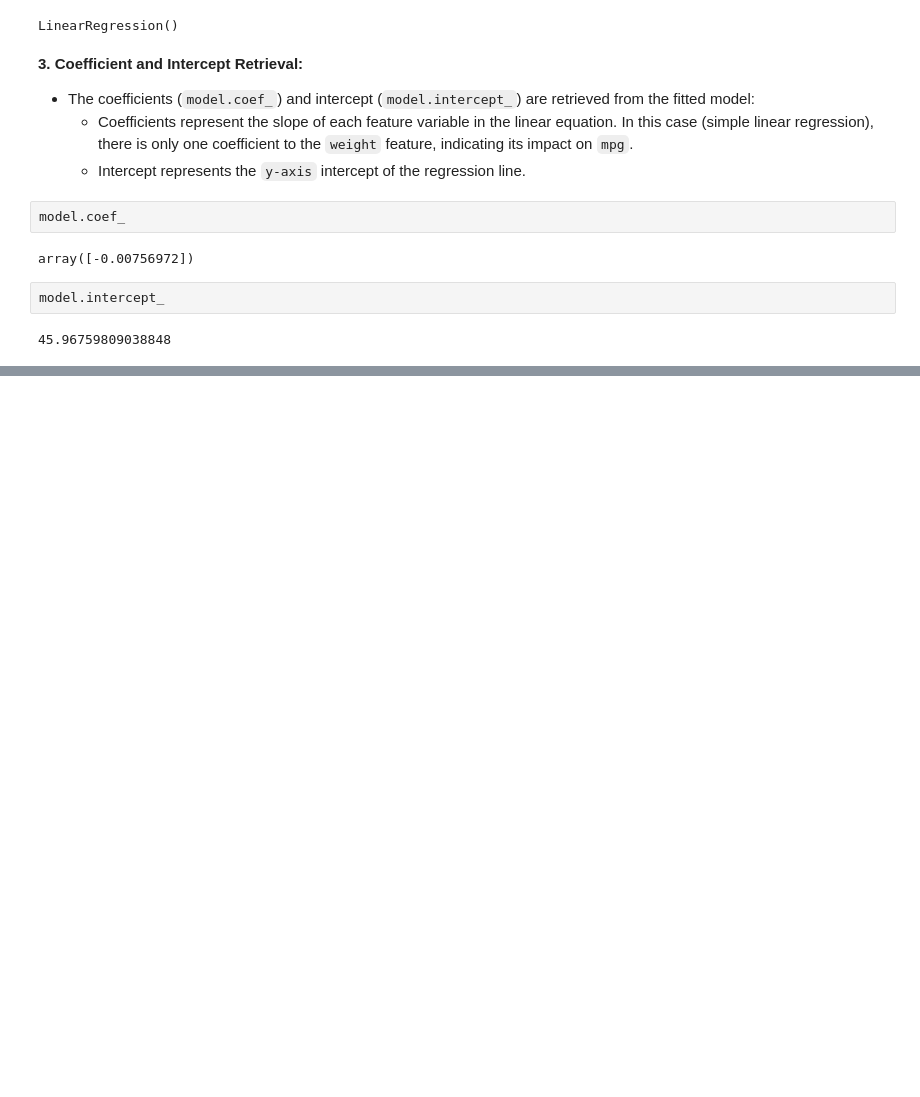
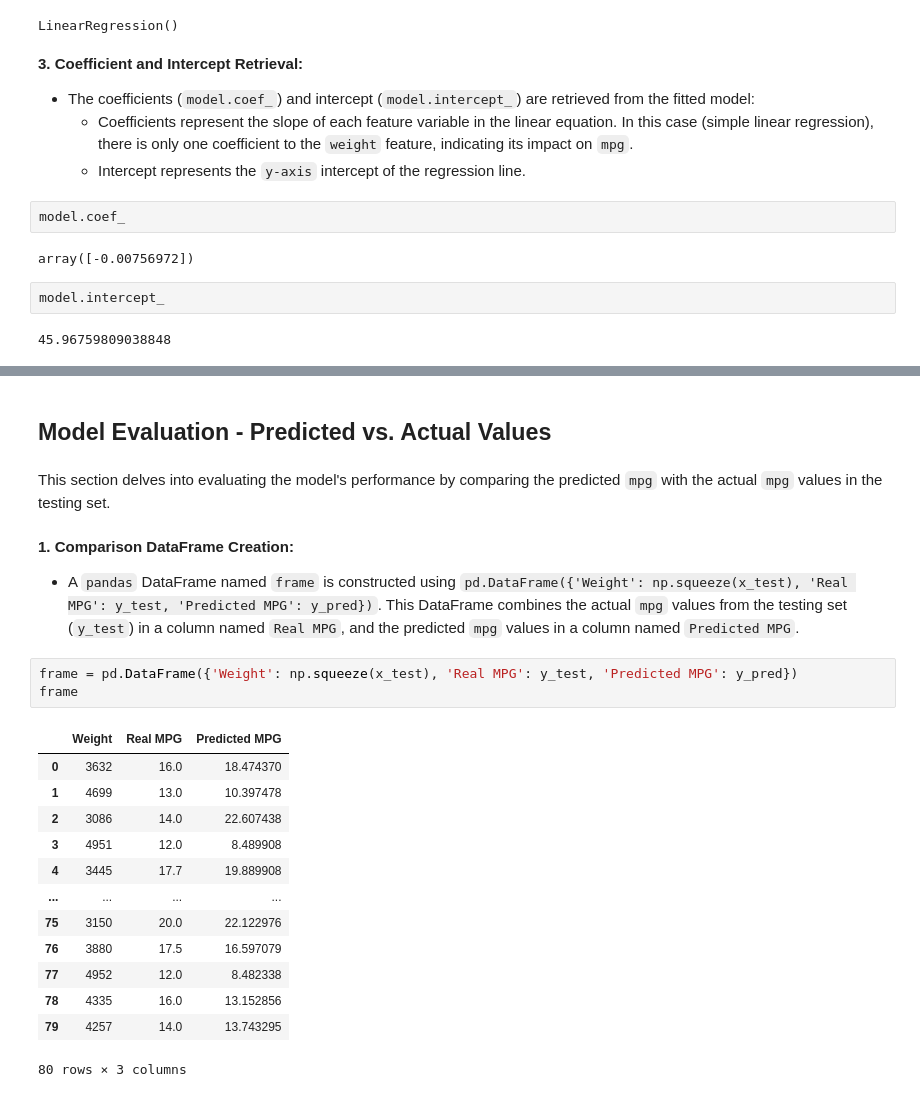
Before and after one commit to farzadasgari/machinepy, a Jupyter notebook: linear-regression.ipynb, the cells around one changed output, grey strips where cells are left out. Saved outputs shown, nothing was run; the diff lists cells and outputs as text; blank space fills up the shorter version.

```diff
--- a/linear-regression.ipynb
+++ b/linear-regression.ipynb
@@ -244,0 +274,25 @@ model.intercept_
+# %% [markdown]
+## Model Evaluation - Predicted vs. Actual Values
+# %% [markdown]
+This section delves into evaluating the model's performance by comparing the predicted `mpg` with the actual `mpg` values in the testing set.
+# %% [markdown]
+**1. Comparison DataFrame Creation:**
+
+- A `pandas` DataFrame named `frame` is constructed using `pd.DataFrame({'Weight': np.squeeze(x_test), 'Real MPG': y_test, 'Predicted MPG': y_pred})`. This DataFrame combines the actual `mpg` values from the testing set (`y_test`) in a column named `Real MPG`, and the predicted `mpg` values in a column named `Predicted MPG`.
+# %%
+frame = pd.DataFrame({'Weight': np.squeeze(x_test), 'Real MPG': y_test, 'Predicted MPG': y_pred})
+frame
+# %% [output]
+|  | Weight | Real MPG | Predicted MPG |
+| 0 | 3632 | 16.0 | 18.474370 |
+| 1 | 4699 | 13.0 | 10.397478 |
+| 2 | 3086 | 14.0 | 22.607438 |
+| 3 | 4951 | 12.0 | 8.489908 |
+| 4 | 3445 | 17.7 | 19.889908 |
+| ... | ... | ... | ... |
+| 75 | 3150 | 20.0 | 22.122976 |
+| 76 | 3880 | 17.5 | 16.597079 |
+| 77 | 4952 | 12.0 | 8.482338 |
+| 78 | 4335 | 16.0 | 13.152856 |
+| 79 | 4257 | 14.0 | 13.743295 |
+80 rows × 3 columns
```
Also changed, not shown: parts of 14 cells of this notebook.
